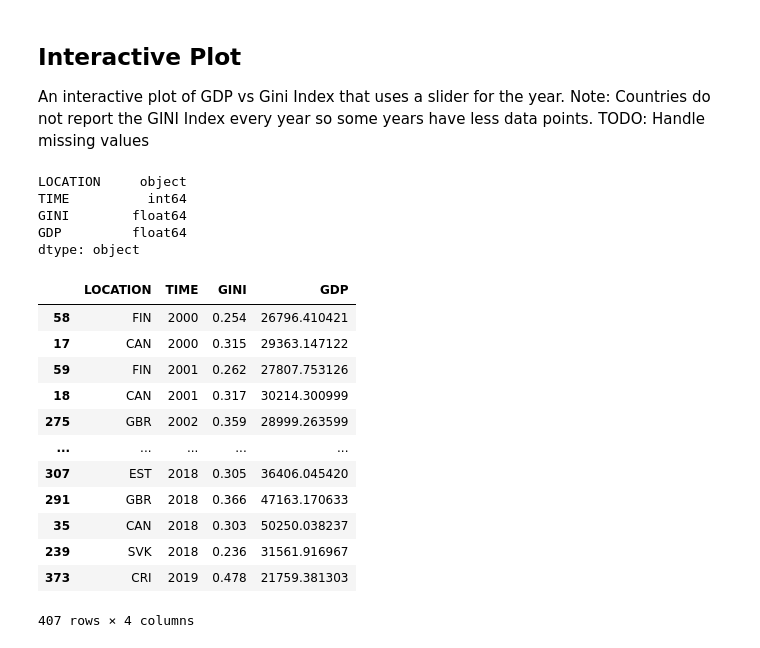
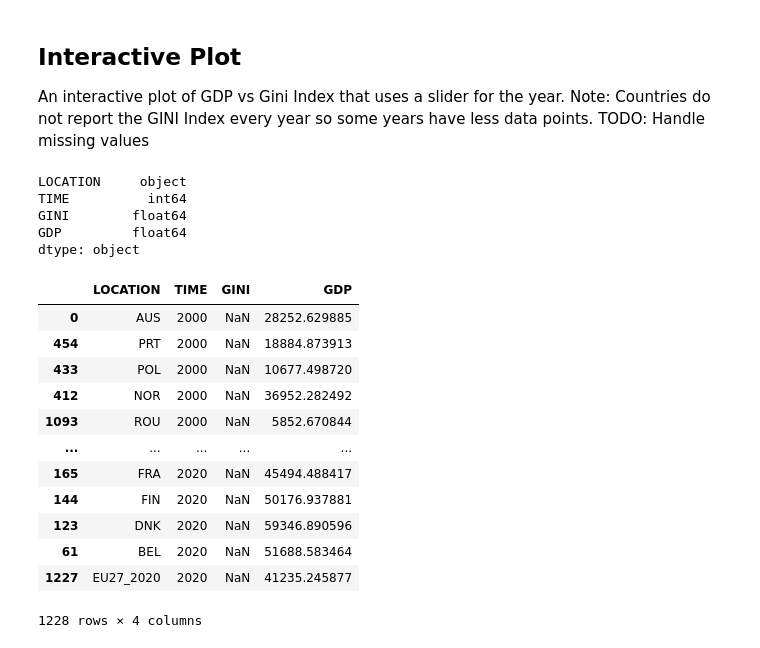
Before and after one commit to bradenbale/SYSC4906-Project, a Jupyter notebook: GiniIndex_GDP.ipynb, the cells around one changed output. Saved outputs shown, nothing was run; the diff lists cells and outputs as text; code cells hidden in the pictures.

```diff
--- a/GiniIndex_GDP.ipynb
+++ b/GiniIndex_GDP.ipynb
@@ -198,40 +198,43 @@ Note: Countries do not report the GINI Index every year so some years have less
 # %%
 # Load current .csv dataset for GDP data
 gdpData2000 = "datasets/GDP_Selected_2000_2020_OECD.csv"
 
 # columns = {'Country','Metric', 'Subject','Measure', 'Frequency','Year', 'Value', 'Flag'}
 rawGdp_df = pd.read_csv(gdpData2000)
 rawGdp_df = rawGdp_df.drop(columns=['Flag Codes','SUBJECT','FREQUENCY','INDICATOR', 'MEASURE'])
 rawGdp_df.rename(columns={'Value':'GDP'}, inplace=True)
 
 # columns = {'Country','Metric', 'Subject','Measure', 'Frequency','Year', 'Value', 'Flag'}
 rawGini_df = pd.read_csv(giniData)
 rawGini_df = rawGini_df.drop(columns=['INDICATOR','Flag Codes','SUBJECT','MEASURE','FREQUENCY'])
 rawGini_df.rename(columns={'Value':'GINI'}, inplace=True)
 
-plotdf = rawGini_df.merge(rawGdp_df, left_on=['LOCATION','TIME'], right_on=['LOCATION','TIME'])
+plotdf = rawGini_df.merge(rawGdp_df, how='right', left_on=['LOCATION','TIME'], right_on=['LOCATION','TIME'])
 plotdf.sort_values('TIME',inplace=True)
+
+# We can attempt to fill in the missing data using interpolate
+plotdf['GINI'].interpolate()
 print (plotdf.dtypes)
 plotdf
 # %% [output]
 LOCATION     object
 TIME          int64
 GINI        float64
 GDP         float64
 dtype: object
 |  | LOCATION | TIME | GINI | GDP |
-| 58 | FIN | 2000 | 0.254 | 26796.410421 |
-| 17 | CAN | 2000 | 0.315 | 29363.147122 |
-| 59 | FIN | 2001 | 0.262 | 27807.753126 |
-| 18 | CAN | 2001 | 0.317 | 30214.300999 |
-| 275 | GBR | 2002 | 0.359 | 28999.263599 |
+| 0 | AUS | 2000 | NaN | 28252.629885 |
+| 454 | PRT | 2000 | NaN | 18884.873913 |
+| 433 | POL | 2000 | NaN | 10677.498720 |
+| 412 | NOR | 2000 | NaN | 36952.282492 |
+| 1093 | ROU | 2000 | NaN | 5852.670844 |
 | ... | ... | ... | ... | ... |
-| 307 | EST | 2018 | 0.305 | 36406.045420 |
-| 291 | GBR | 2018 | 0.366 | 47163.170633 |
-| 35 | CAN | 2018 | 0.303 | 50250.038237 |
-| 239 | SVK | 2018 | 0.236 | 31561.916967 |
-| 373 | CRI | 2019 | 0.478 | 21759.381303 |
+| 165 | FRA | 2020 | NaN | 45494.488417 |
+| 144 | FIN | 2020 | NaN | 50176.937881 |
+| 123 | DNK | 2020 | NaN | 59346.890596 |
+| 61 | BEL | 2020 | NaN | 51688.583464 |
+| 1227 | EU27_2020 | 2020 | NaN | 41235.245877 |
-407 rows × 4 columns
+1228 rows × 4 columns
 # %%
 px.scatter(plotdf, x="GDP", y="GINI", animation_frame="TIME",
 #            animation_group="country",size="pop", color="continent",
```
Also changed, not shown: parts of 1 cell of this notebook.
